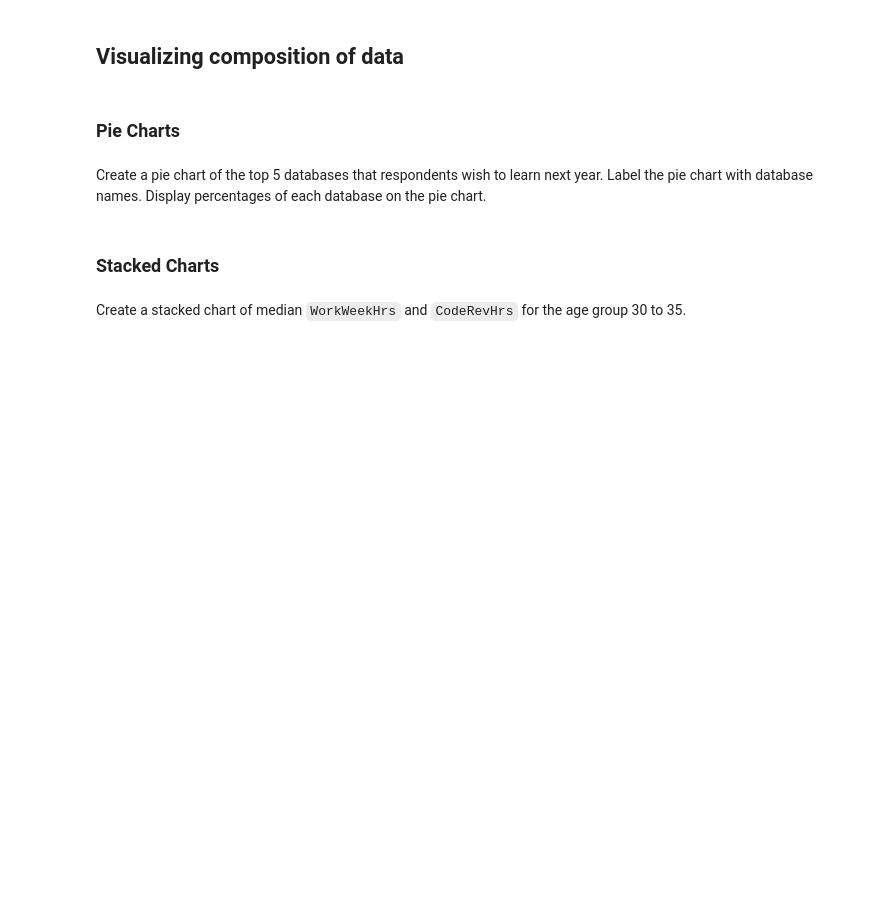
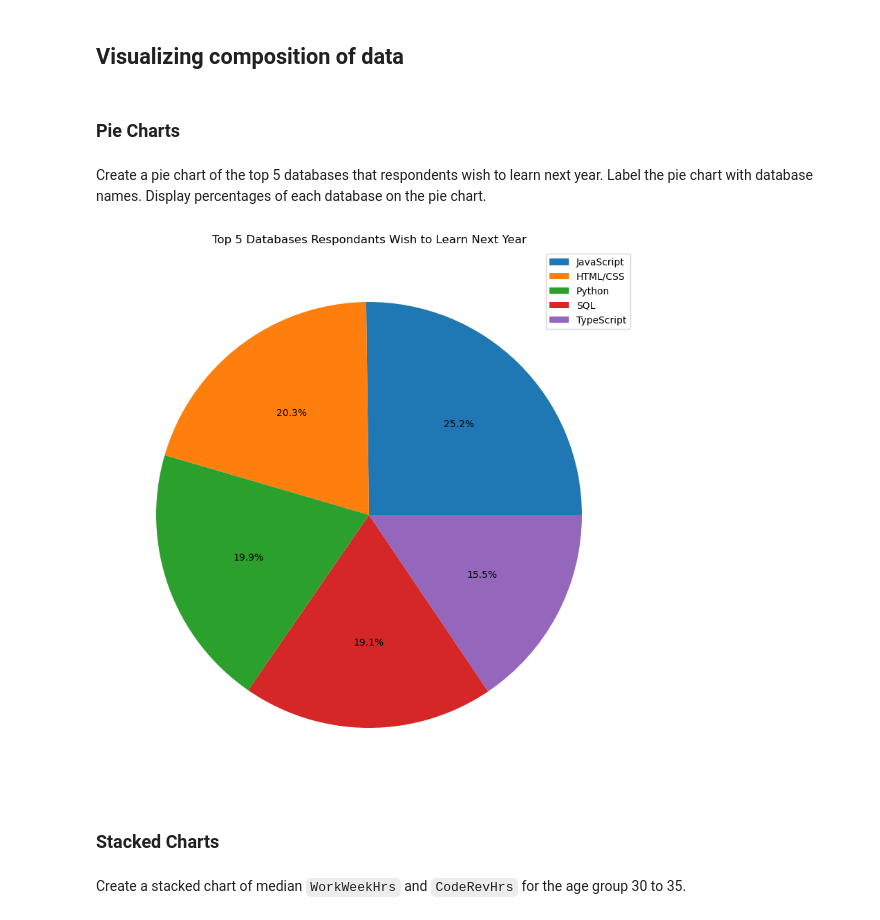
Before and after one commit to bradleyholt/IBM_Data_Analytics, a Jupyter notebook: Capstone_Project/Data Visualization/M4DataVisualization-lab.ipynb, the cells around one changed output. Saved outputs shown, nothing was run; the diff lists cells and outputs as text; code cells hidden in the pictures; blank space fills up the shorter version.

```diff
--- a/Capstone_Project/Data Visualization/M4DataVisualization-lab.ipynb
+++ b/Capstone_Project/Data Visualization/M4DataVisualization-lab.ipynb
@@ -230,3 +278,28 @@ Create a pie chart of the top 5 databases that respondents wish to learn next ye
+# %%
+# Set SQL query
+QUERY = """
+SELECT LanguageDesireNextYear,
+       COUNT(LanguageDesireNextYear) as language_total,
+       SUM(COUNT(LanguageDesireNextYear)) OVER() AS total_count
+FROM LanguageDesireNextYear
+GROUP BY LanguageDesireNextYear
+ORDER BY language_total DESC
+LIMIT 5;
+"""
+df = pd.read_sql_query(QUERY, conn)
+
+df['Percentage'] = df['language_total']/df['total_count']*100
+
+labels= df['LanguageDesireNextYear'].to_list()
+
+plt.figure(figsize=(10,10))
+plt.pie(df['language_total'],
+        autopct='%1.1f%%')
+plt.title('Top 5 Databases Respondants Wish to Learn Next Year')
+plt.legend(labels)
+plt.show()
+# %% [output]
+[figure, added]
 # %% [markdown]
 ### Stacked Charts
 # %% [markdown]
```
Also changed, not shown: parts of 7 cells of this notebook.
